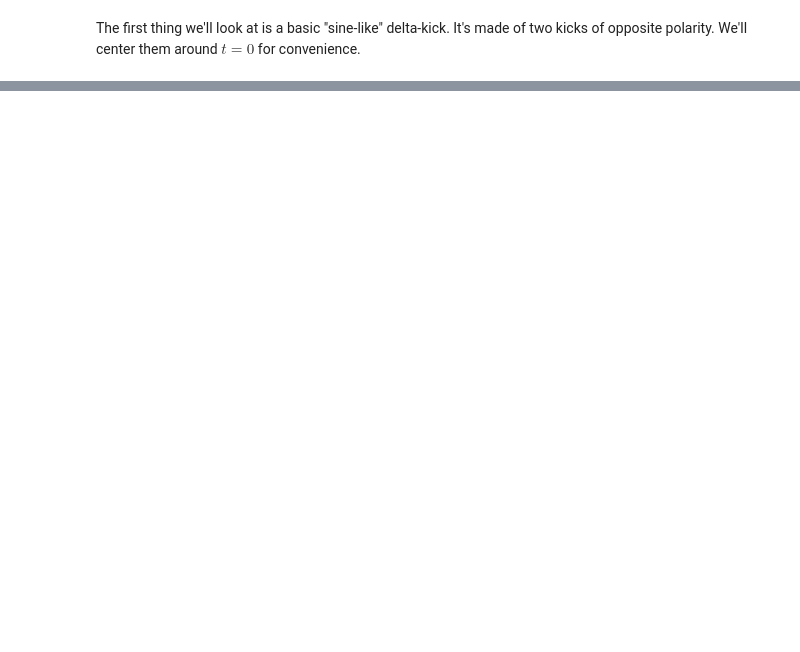
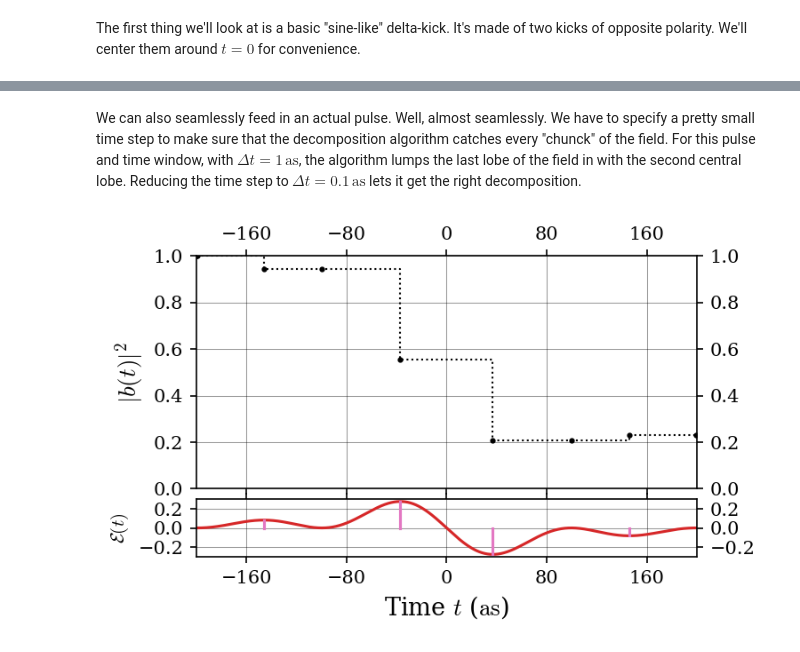
Before and after one commit to JoshKarpel/ionization, a Jupyter notebook: science/delta_kicks/DeltaKickModel.ipynb, the cells around one changed output, grey strips where cells are left out. Saved outputs shown, nothing was run; the diff lists cells and outputs as text; code cells hidden in the pictures; blank space fills up the shorter version.

```diff
--- a/science/delta_kicks/DeltaKickModel.ipynb
+++ b/science/delta_kicks/DeltaKickModel.ipynb
@@ -76,0 +55,19 @@ print(sine_kick_sim.b2)
+# %% [markdown]
+We can also seamlessly feed in an actual pulse. Well, almost seamlessly. We have to specify a pretty small time step to make sure that the decomposition algorithm catches every "chunck" of the field. For this pulse and time window, with $\Delta t = 1 \, \mathrm{as}$, the algorithm lumps the last lobe of the field in with the second central lobe. Reducing the time step to $\Delta t = 0.1 \, \mathrm{as}$ lets it get the right decomposition.
+# %%
+pulse = ion.potentials.SincPulse(pulse_width = 100 * u.asec, fluence = .5 * u.Jcm2, phase = u.pi / 2)
+
+pulse_sim = dk.DeltaKickSpecification(
+    'pulse',
+    time_initial = -200 * u.asec,
+    time_final = 200 *  u.asec,
+    time_step = .1 * u.asec,
+    electric_potential = pulse,
+    kernel = ion.ide.LengthGaugeHydrogenKernel(),
+).to_sim()
+
+pulse_sim.run()
+
+pulse_sim.plot_b2_vs_time(**PLOT_KWARGS)
+# %% [output]
+[figure, added]
```
Also changed, not shown: parts of 4 cells of this notebook, 3 other files.
